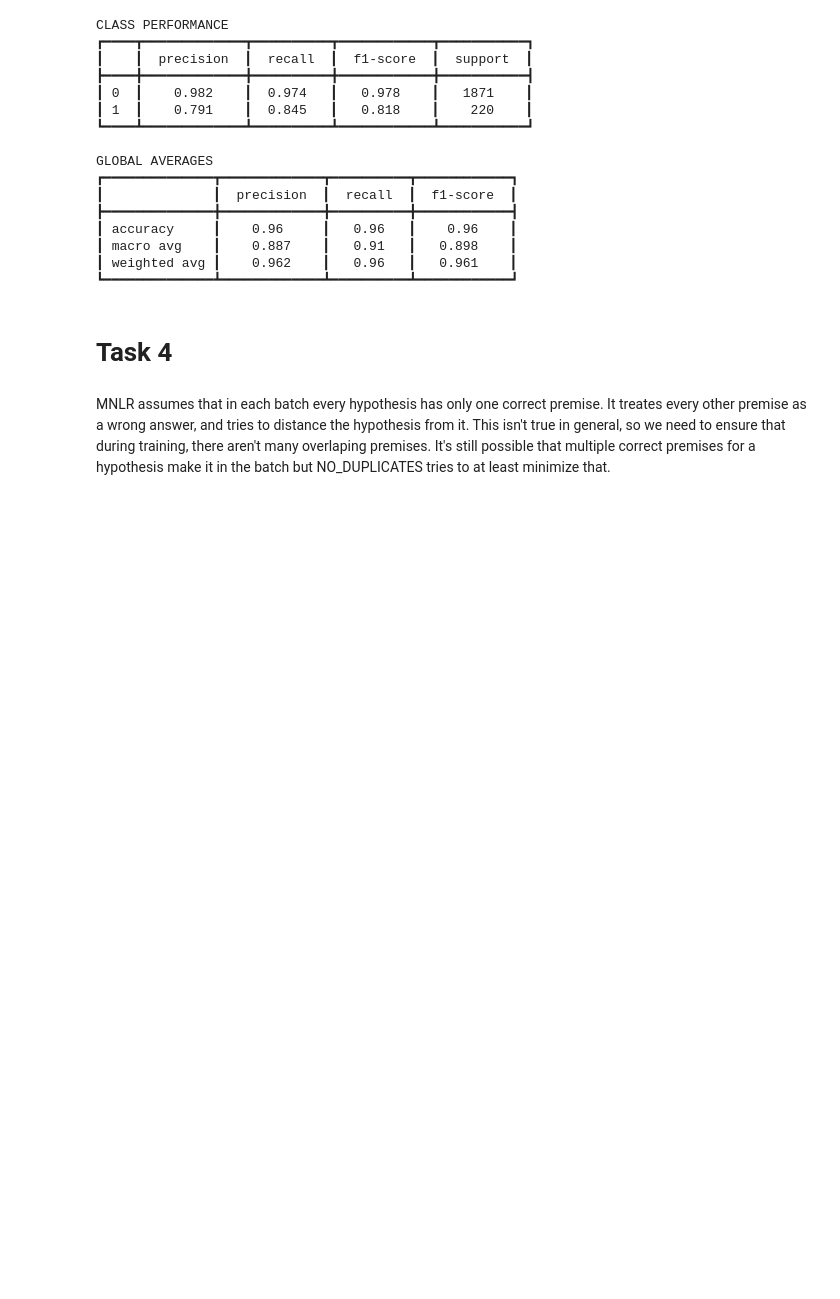
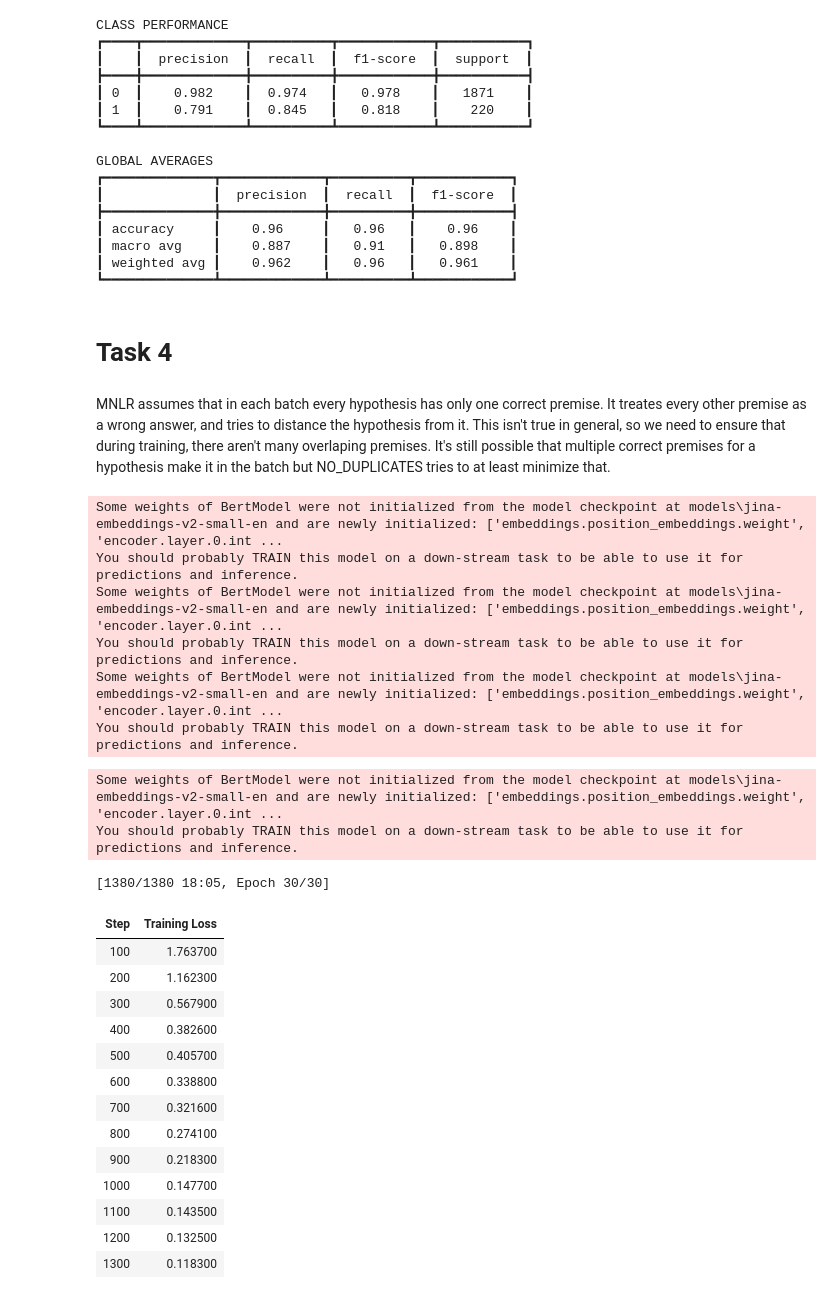
Before and after one commit to IS-NLP/SkupnoAng, a Jupyter notebook: preprocess.ipynb, the cells around one changed output. Drawn from its saved outputs; the diff is of its cells as text; code cells hidden in the pictures; blank space fills up the shorter version.

Commit message:
checkpoint

```diff
--- a/preprocess.ipynb
+++ b/preprocess.ipynb
@@ -711,7 +733,7 @@ model_mnlr2_kwargs = {
 from sentence_transformers.evaluation import InformationRetrievalEvaluator
 from collections import defaultdict
 
-def get_ret_eval(test_dataset):
+def get_ret_eval(test_dataset, name=''):
     corpus = dict(zip(test_dataset['premise'], test_dataset['premise']))
     queries = dict(zip(test_dataset['hypothesis'], test_dataset['hypothesis']))
     relevant_docs = defaultdict(list)
@@ -728,7 +750,8 @@ def get_ret_eval(test_dataset):
         #similarity_fn_names= ["cosine"],
         show_progress_bar=True,
         batch_size= 16,
-        #main_score_function="Recall@10"
+        #main_score_function="Recall@10",
+        name=name
     )
 
     return inf_ret_ev
@@ -736,6 +759,8 @@ def get_ret_eval(test_dataset):
 from sentence_transformers.losses import ContrastiveLoss
 from sentence_transformers.trainer import SentenceTransformerTrainer
 from sentence_transformers import SentenceTransformer
+from transformers import EarlyStoppingCallback
+
 
 def get_trainer(
         train_dataset,
@@ -745,15 +770,24 @@ def get_trainer(
         args=None,
         evaluator=None,
         data_preprocesser=None,
-        params=None
+        params=None,
+        trained_model_path=None,
+        early_stopping=False
     ):
-    base_model = SentenceTransformer(model_name)
+    #base_model = SentenceTransformer(model_name)
 
     #loss = loss(base_model)
     data_collator = None
+    if early_stopping:
+        early_stopper = [EarlyStoppingCallback(
+            early_stopping_patience=5,
+            early_stopping_threshold=0.05
+        )]
+    else:
+        early_stopper = None
 
     if data_preprocesser is not None:
-        test_dataset, data_collator = data_preprocesser(test_dataset, base_model, params)
+        train_dataset, data_collator = data_preprocesser(train_dataset, model_init(None), params)
 
     if valid_dataset is not None and evaluator is None:
         evaluator = get_ret_eval(valid_dataset)
@@ -765,7 +799,8 @@ def get_trainer(
         loss = loss,
         evaluator = evaluator,
         args = args,
-        data_collator = data_collator
+        data_collator = data_collator,
+        callbacks=early_stopper
     )
 
     return trainer
@@ -801,12 +838,39 @@ def hyper_search(train_dataset, valid_dataset, model_kwargs):
     print(best_trial)
 # %%
 def train(train_dataset, valid_dataset, model_kwargs):
-    trainer = get_trainer(train_dataset, valid_dataset, **model_kwargs)
+    trainer = get_trainer(train_dataset, valid_dataset,early_stopping=False, **model_kwargs)
     trainer.train()
     trainer.model.save_pretrained(model_kwargs['trained_model_path'])
 # %%
-TRAIN = False
+TRAIN = True
 HYPER_PARAMETER_SEARCH = False
+# %%
+if TRAIN:
+    train(train_dataset, valid_dataset, model_mnlr2_kwargs)
+# %% [output]
+Some weights of BertModel were not initialized from the model checkpoint at models\jina-embeddings-v2-small-en and are newly initialized: ['embeddings.position_embeddings.weight', 'encoder.layer.0.int ...
+You should probably TRAIN this model on a down-stream task to be able to use it for predictions and inference.
+Some weights of BertModel were not initialized from the model checkpoint at models\jina-embeddings-v2-small-en and are newly initialized: ['embeddings.position_embeddings.weight', 'encoder.layer.0.int ...
+You should probably TRAIN this model on a down-stream task to be able to use it for predictions and inference.
+Some weights of BertModel were not initialized from the model checkpoint at models\jina-embeddings-v2-small-en and are newly initialized: ['embeddings.position_embeddings.weight', 'encoder.layer.0.int ...
+You should probably TRAIN this model on a down-stream task to be able to use it for predictions and inference.
+Some weights of BertModel were not initialized from the model checkpoint at models\jina-embeddings-v2-small-en and are newly initialized: ['embeddings.position_embeddings.weight', 'encoder.layer.0.int ...
+You should probably TRAIN this model on a down-stream task to be able to use it for predictions and inference.
+[1380/1380 18:05, Epoch 30/30]
+| Step | Training Loss |
+| 100 | 1.763700 |
+| 200 | 1.162300 |
+| 300 | 0.567900 |
+| 400 | 0.382600 |
+| 500 | 0.405700 |
+| 600 | 0.338800 |
+| 700 | 0.321600 |
+| 800 | 0.274100 |
+| 900 | 0.218300 |
+| 1000 | 0.147700 |
+| 1100 | 0.143500 |
+| 1200 | 0.132500 |
+| 1300 | 0.118300 |
 # %%
 if HYPER_PARAMETER_SEARCH:
     hyper_search(train_dataset, valid_dataset, model_mnlr2_kwargs)
```
Also changed, not shown: parts of 19 cells of this notebook, 3 other files.
